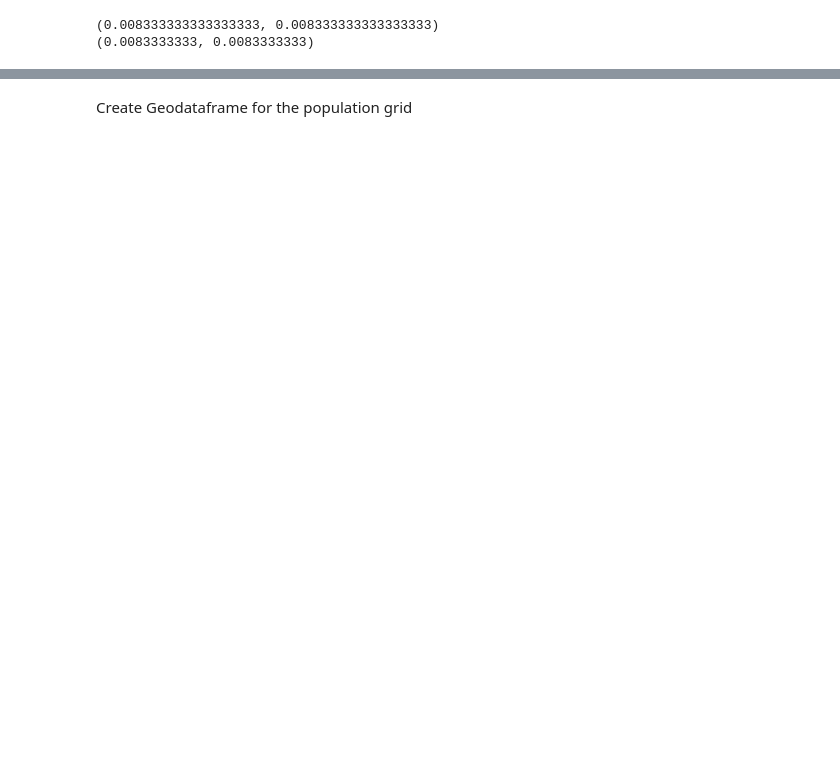
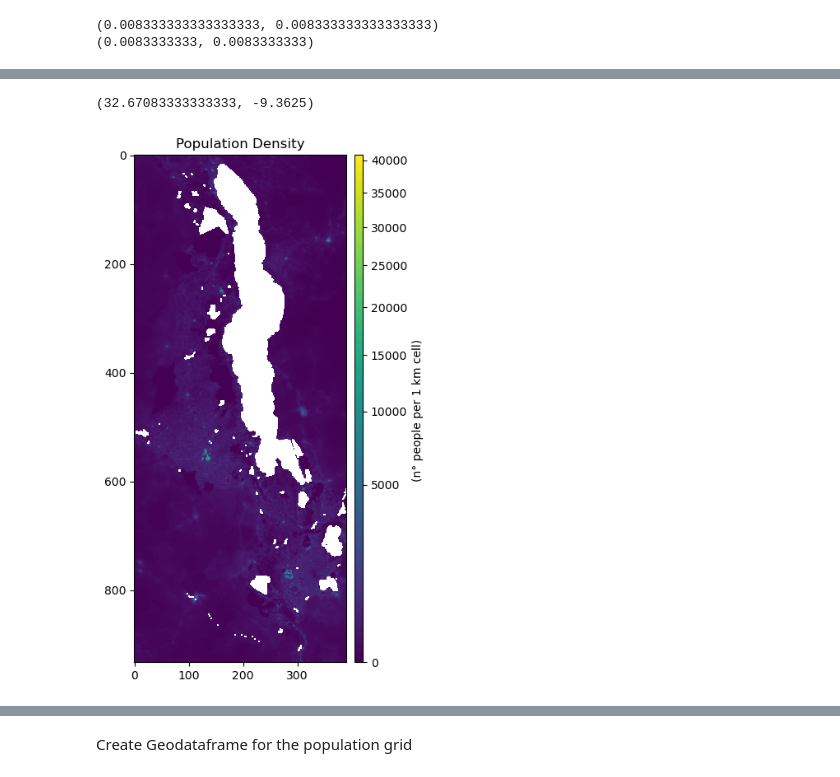
Before and after one commit to worldbank/Health-Access-Metrics, a Jupyter notebook: notebooks/HF_Access_raster_flood.ipynb, the cells around one changed output, grey strips where cells are left out. Drawn from its saved outputs; the diff is of its cells as text; code cells hidden in the pictures; blank space fills up the shorter version.

```diff
--- a/notebooks/HF_Access_raster_flood.ipynb
+++ b/notebooks/HF_Access_raster_flood.ipynb
@@ -478,0 +264,19 @@ res_df.loc[:,'xy'] = res_df.loc[:,'xy'].apply(lambda x: Point(x))
+# %%
+# If the Standardized data are already present, skip, else generate them
+
+def checkDir(out_path):
+    if not os.path.exists(out_path):
+        os.makedirs(out_path)
+
+out_pop_surface_std = join(scratch_dir, 'data', iso, "WP_2020_1km_STD.tif")
+if not os.path.isfile(out_pop_surface_std):
+    rMisc.standardizeInputRasters(pop_surf, travel_surf, out_pop_surface_std, resampling_type="nearest")
+
+checkDir(join(scratch_dir, 'data', iso, 'flood'))
+
+for f,key in enumerate(flood_dict.keys()):
+    out_flood_std = join(scratch_dir, 'data', iso, 'flood', "STD_" + files[f])
+    if os.path.isfile(out_flood_std):
+        None
+    else:
+        rMisc.standardizeInputRasters(flood_dict[key], travel_surf, out_flood_std, resampling_type="nearest")
@@ -478,0 +337,16 @@ res_df.loc[:,'xy'] = res_df.loc[:,'xy'].apply(lambda x: Point(x))
+# %%
+pop_copy = pop.copy()
+pop_copy[pop_copy==0] = np.nan
+
+fig, ax = plt.subplots(figsize=(6,8))
+ax.set_title("Population Density", fontsize=12, horizontalalignment='center')
+im = ax.imshow(pop_copy, norm=colors.PowerNorm(gamma=0.5), cmap='viridis')
+divider = make_axes_locatable(ax)
+cax = divider.append_axes('right', size="4%", pad=0.1)
+cb = fig.colorbar(im, cax=cax, orientation='vertical')
+cb.set_label("(n° people per 1 km cell) ")
+
+pop_surf.xy(0,0)
+# %% [output]
+(32.67083333333333, -9.3625)
+[figure, added]
```
Also changed, not shown: parts of 147 cells of this notebook, 5 other files.
